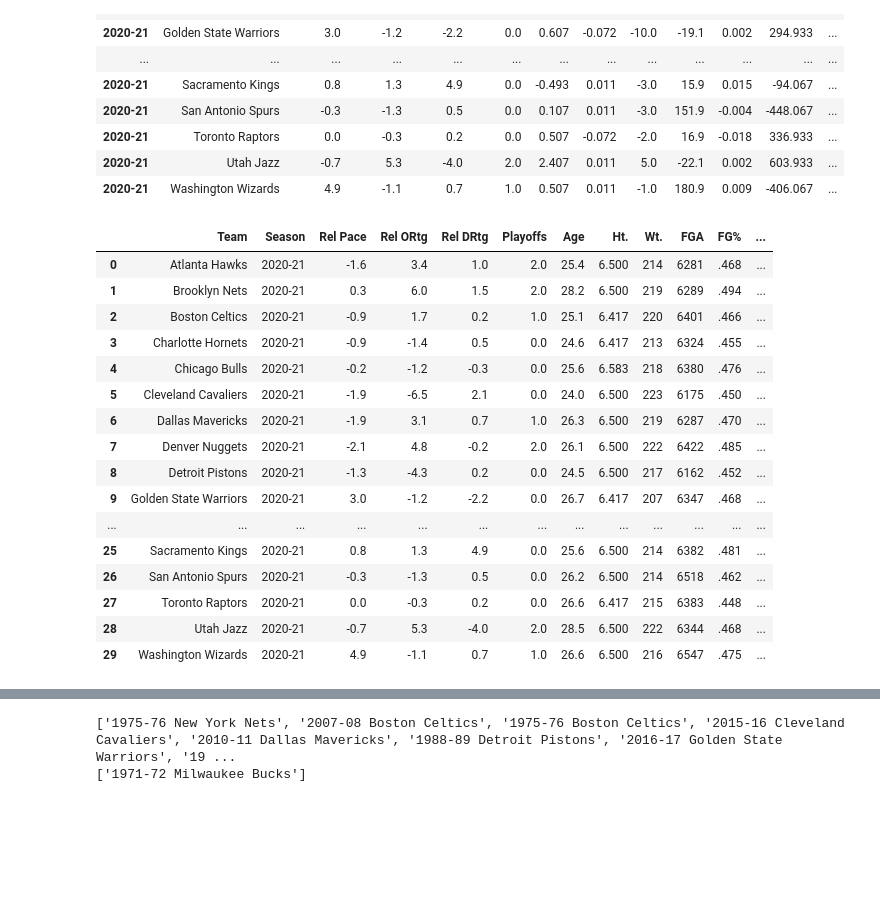
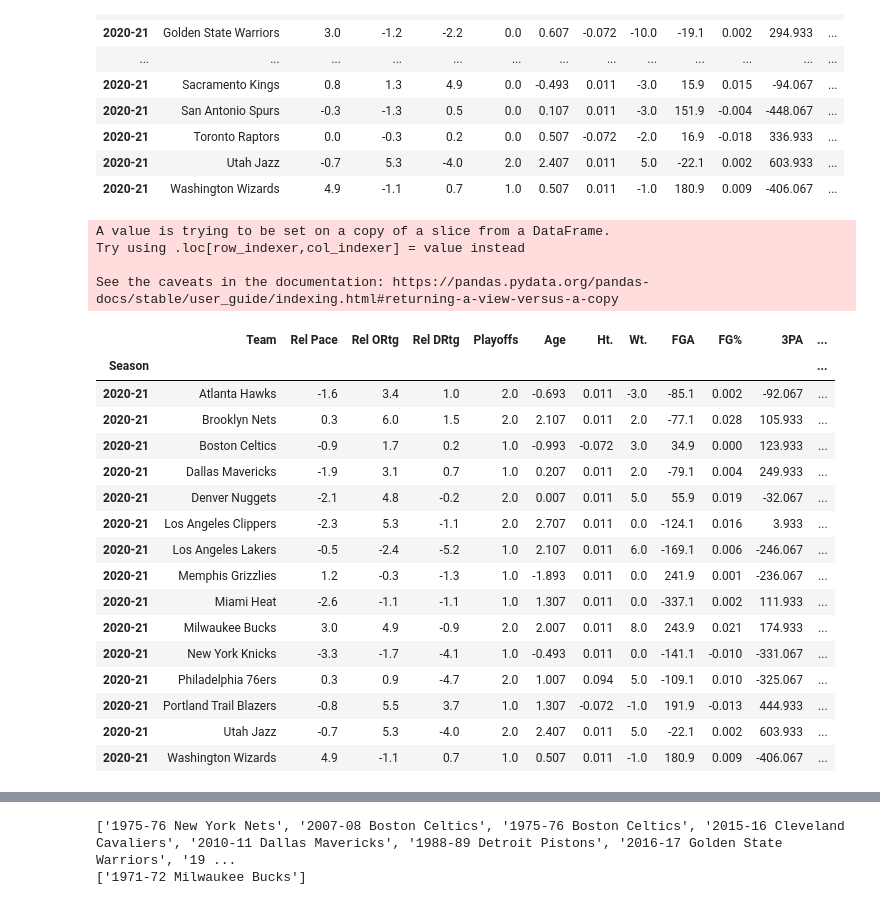
Before and after one commit to d-jenkins/NBA_Champs, a Jupyter notebook: Final_Project.ipynb, the cells around one changed output, grey strips where cells are left out. Cells and saved outputs as stored; diff of their text form; code cells hidden in the pictures; blank space fills up the shorter version.

```diff
--- a/Final_Project.ipynb
+++ b/Final_Project.ipynb
@@ -19,6 +23,9 @@ teams = ['ATL', 'NJN', 'BOS', 'CHA', 'CHI',
 
 # array to hold all tables for all teams for all seasons
 every_season = []
+
+
+
 
 # iterate through list of all team abbreviations
 for team in teams:
@@ -57,8 +64,8 @@ for team in teams:
   stats = stats.iloc[1:42, :].reset_index(drop=True)
 
   # remove asterisk from team name
-  def rename(team): return(team.replace("*", ""))
-  stats["Team"] = stats["Team"].apply(rename)
+  stats["Team"] = stats["Team"].apply(lambda t: t.replace("*", ""))
+
 
 
 
@@ -86,6 +93,7 @@ for team in teams:
 
 
 
+
   # merge both stat dataframes
   stats = pd.merge(stats, more_stats, left_index=True, right_index=True)
 
@@ -94,6 +102,7 @@ for team in teams:
 
 
 
+
 # combine all teams stats into one dataframe
 all_stats = pd.concat(every_season).reset_index(drop=True)
 # %%
@@ -130,20 +139,21 @@ all_rel_stats
 1112 rows × 24 columns
 # %%
 # select/adjust data to train ml model
-from sklearn.preprocessing import LabelEncoder
-from tensorflow.keras.utils import to_categorical
 
 # uncomment below to use only data for playoff teams
 rel_playoffs = all_rel_stats.loc[all_rel_stats['Playoffs'] > 0, :]
 X = rel_playoffs.drop(["Team", "Playoffs"], axis=1)
-y = rel_playoffs["Playoffs"].values.reshape(-1, 1)
+y = rel_playoffs["Playoffs"].values
 
 # uncomment to use all data
 # X = all_rel_stats.drop(["Team", "Playoffs"], axis=1)
 # y = all_rel_stats["Playoffs"].values.reshape(-1, 1)
 
+
 # uncomment to one hot encode data
-# # label-encode y data
+# from sklearn.preprocessing import LabelEncoder
+# from tensorflow.keras.utils import to_categorical
+# label-encode y data
 # label_encoder = LabelEncoder()
 # label_encoder.fit(y)
 # encoded_y = label_encoder.transform(y)
@@ -373,29 +405,37 @@ this_year_rel
 | 2020-21 | Utah Jazz | -0.7 | 5.3 | -4.0 | 2.0 | 2.407 | 0.011 | 5.0 | -22.1 | 0.002 | 603.933 | ... |
 | 2020-21 | Washington Wizards | 4.9 | -1.1 | 0.7 | 1.0 | 0.507 | 0.011 | -1.0 | 180.9 | 0.009 | -406.067 | ... |
 # %%
-ok = this_year_rel.drop(["Team", "Playoffs"], axis=1)
+this_playoffs = this_year_rel.loc[this_year_rel['Playoffs'] > 0, :]
+
+ok = this_playoffs.drop(["Team", "Playoffs"], axis=1)
+
 bet = clf.predict(ok)
 
-this_year['Prediction'] = bet
-this_year
+
+this_playoffs['Prediction'] = bet
+this_playoffs
 # %% [output]
+A value is trying to be set on a copy of a slice from a DataFrame.
+Try using .loc[row_indexer,col_indexer] = value instead
+
+See the caveats in the documentation: https://pandas.pydata.org/pandas-docs/stable/user_guide/indexing.html#returning-a-view-versus-a-copy
-|  | Team | Season | Rel Pace | Rel ORtg | Rel DRtg | Playoffs | Age | Ht. | Wt. | FGA | FG% | ... |
-| 0 | Atlanta Hawks | 2020-21 | -1.6 | 3.4 | 1.0 | 2.0 | 25.4 | 6.500 | 214 | 6281 | .468 | ... |
-| 1 | Brooklyn Nets | 2020-21 | 0.3 | 6.0 | 1.5 | 2.0 | 28.2 | 6.500 | 219 | 6289 | .494 | ... |
-| 2 | Boston Celtics | 2020-21 | -0.9 | 1.7 | 0.2 | 1.0 | 25.1 | 6.417 | 220 | 6401 | .466 | ... |
-| 3 | Charlotte Hornets | 2020-21 | -0.9 | -1.4 | 0.5 | 0.0 | 24.6 | 6.417 | 213 | 6324 | .455 | ... |
-| 4 | Chicago Bulls | 2020-21 | -0.2 | -1.2 | -0.3 | 0.0 | 25.6 | 6.583 | 218 | 6380 | .476 | ... |
-| 5 | Cleveland Cavaliers | 2020-21 | -1.9 | -6.5 | 2.1 | 0.0 | 24.0 | 6.500 | 223 | 6175 | .450 | ... |
-| 6 | Dallas Mavericks | 2020-21 | -1.9 | 3.1 | 0.7 | 1.0 | 26.3 | 6.500 | 219 | 6287 | .470 | ... |
-| 7 | Denver Nuggets | 2020-21 | -2.1 | 4.8 | -0.2 | 2.0 | 26.1 | 6.500 | 222 | 6422 | .485 | ... |
-| 8 | Detroit Pistons | 2020-21 | -1.3 | -4.3 | 0.2 | 0.0 | 24.5 | 6.500 | 217 | 6162 | .452 | ... |
-| 9 | Golden State Warriors | 2020-21 | 3.0 | -1.2 | -2.2 | 0.0 | 26.7 | 6.417 | 207 | 6347 | .468 | ... |
-| ... | ... | ... | ... | ... | ... | ... | ... | ... | ... | ... | ... | ... |
-| 25 | Sacramento Kings | 2020-21 | 0.8 | 1.3 | 4.9 | 0.0 | 25.6 | 6.500 | 214 | 6382 | .481 | ... |
-| 26 | San Antonio Spurs | 2020-21 | -0.3 | -1.3 | 0.5 | 0.0 | 26.2 | 6.500 | 214 | 6518 | .462 | ... |
-| 27 | Toronto Raptors | 2020-21 | 0.0 | -0.3 | 0.2 | 0.0 | 26.6 | 6.417 | 215 | 6383 | .448 | ... |
-| 28 | Utah Jazz | 2020-21 | -0.7 | 5.3 | -4.0 | 2.0 | 28.5 | 6.500 | 222 | 6344 | .468 | ... |
-| 29 | Washington Wizards | 2020-21 | 4.9 | -1.1 | 0.7 | 1.0 | 26.6 | 6.500 | 216 | 6547 | .475 | ... |
+|  | Team | Rel Pace | Rel ORtg | Rel DRtg | Playoffs | Age | Ht. | Wt. | FGA | FG% | 3PA | ... |
+| Season |  |  |  |  |  |  |  |  |  |  |  | ... |
+| 2020-21 | Atlanta Hawks | -1.6 | 3.4 | 1.0 | 2.0 | -0.693 | 0.011 | -3.0 | -85.1 | 0.002 | -92.067 | ... |
+| 2020-21 | Brooklyn Nets | 0.3 | 6.0 | 1.5 | 2.0 | 2.107 | 0.011 | 2.0 | -77.1 | 0.028 | 105.933 | ... |
+| 2020-21 | Boston Celtics | -0.9 | 1.7 | 0.2 | 1.0 | -0.993 | -0.072 | 3.0 | 34.9 | 0.000 | 123.933 | ... |
+| 2020-21 | Dallas Mavericks | -1.9 | 3.1 | 0.7 | 1.0 | 0.207 | 0.011 | 2.0 | -79.1 | 0.004 | 249.933 | ... |
+| 2020-21 | Denver Nuggets | -2.1 | 4.8 | -0.2 | 2.0 | 0.007 | 0.011 | 5.0 | 55.9 | 0.019 | -32.067 | ... |
+| 2020-21 | Los Angeles Clippers | -2.3 | 5.3 | -1.1 | 2.0 | 2.707 | 0.011 | 0.0 | -124.1 | 0.016 | 3.933 | ... |
+| 2020-21 | Los Angeles Lakers | -0.5 | -2.4 | -5.2 | 1.0 | 2.107 | 0.011 | 6.0 | -169.1 | 0.006 | -246.067 | ... |
+| 2020-21 | Memphis Grizzlies | 1.2 | -0.3 | -1.3 | 1.0 | -1.893 | 0.011 | 0.0 | 241.9 | 0.001 | -236.067 | ... |
+| 2020-21 | Miami Heat | -2.6 | -1.1 | -1.1 | 1.0 | 1.307 | 0.011 | 0.0 | -337.1 | 0.002 | 111.933 | ... |
+| 2020-21 | Milwaukee Bucks | 3.0 | 4.9 | -0.9 | 2.0 | 2.007 | 0.011 | 8.0 | 243.9 | 0.021 | 174.933 | ... |
+| 2020-21 | New York Knicks | -3.3 | -1.7 | -4.1 | 1.0 | -0.493 | 0.011 | 0.0 | -141.1 | -0.010 | -331.067 | ... |
+| 2020-21 | Philadelphia 76ers | 0.3 | 0.9 | -4.7 | 2.0 | 1.007 | 0.094 | 5.0 | -109.1 | 0.010 | -325.067 | ... |
+| 2020-21 | Portland Trail Blazers | -0.8 | 5.5 | 3.7 | 1.0 | 1.307 | -0.072 | -1.0 | 191.9 | -0.013 | 444.933 | ... |
+| 2020-21 | Utah Jazz | -0.7 | 5.3 | -4.0 | 2.0 | 2.407 | 0.011 | 5.0 | -22.1 | 0.002 | 603.933 | ... |
+| 2020-21 | Washington Wizards | 4.9 | -1.1 | 0.7 | 1.0 | 0.507 | 0.011 | -1.0 | 180.9 | 0.009 | -406.067 | ... |
 # %%
 # # Create the GridSearchCV model
 # from sklearn.model_selection import GridSearchCV
```
Also changed, not shown: parts of 21 cells of this notebook.
